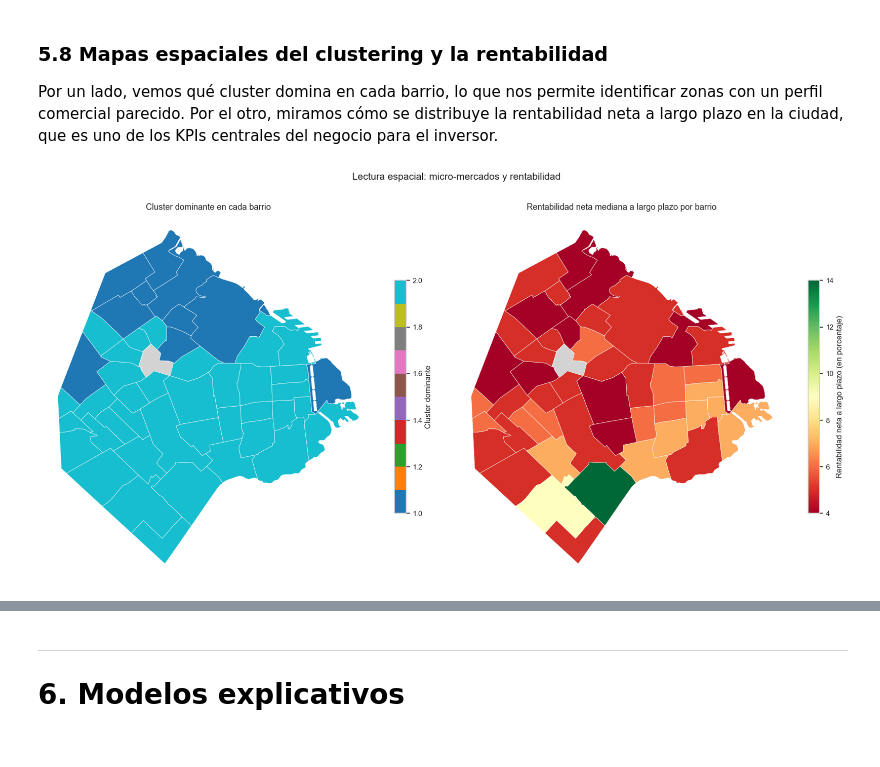
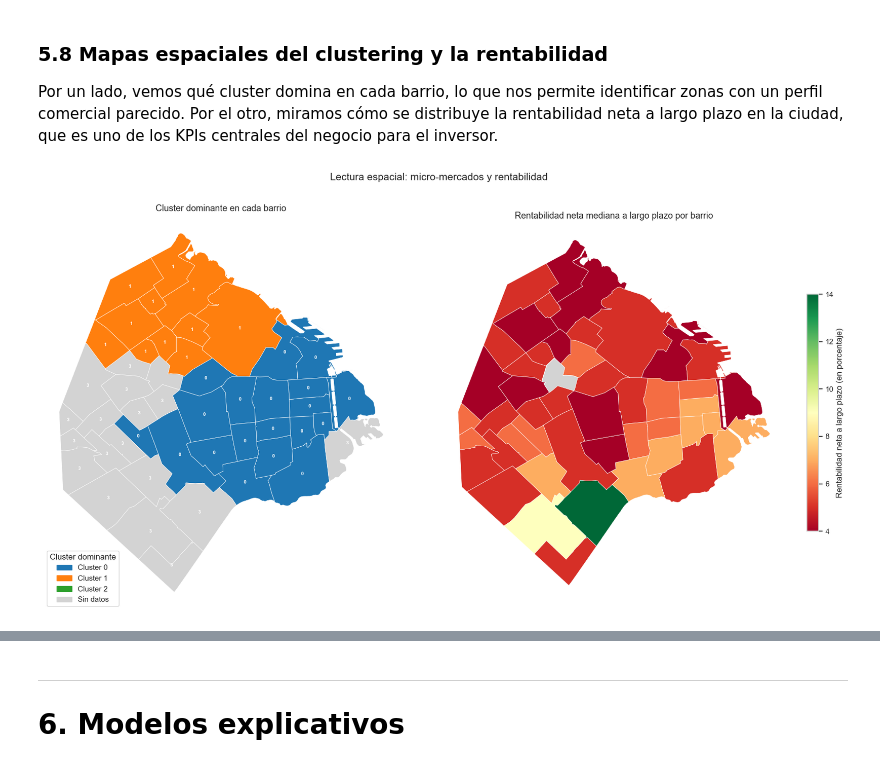
Before and after one commit to clararodriguezacevedo/descriptiva-real-estate, a Jupyter notebook: notebooks/TP3_Grupo_1.ipynb, the cells around one changed output, grey strips where cells are left out. Cells and saved outputs as stored; diff of their text form; code cells hidden in the pictures.

Commit message:
clusters fixing

```diff
--- a/notebooks/TP3_Grupo_1.ipynb
+++ b/notebooks/TP3_Grupo_1.ipynb
@@ -1431,5 +1430,5 @@ Cuando proyectamos los resultados sobre el espacio del PCA para inspeccionarlos
 # %%
-K_FINAL = 3
+K_FINAL = 4
 print(f'Cantidad final de clusters: {K_FINAL}')
 
 km_final = KMeans(n_clusters=K_FINAL, random_state=SEED, n_init='auto')
@@ -1777,7 +1787,7 @@ gdf_mapa_rent['rent_neta_lp'] = gdf_mapa_rent['barrio_oficial'].map(rent_lp_por_
 
 fig, axes = plt.subplots(1, 2, figsize=(18, 9))
 
-# Colores discretos para cada cluster (un color por cluster, no una escala continua)
+# Colores discretos para cada cluster
 colores_cluster = {0: '#1f77b4', 1: '#ff7f0e', 2: '#2ca02c'}
 gdf_mapa_cluster['color'] = gdf_mapa_cluster['cluster_dominante'].map(colores_cluster).fillna('lightgrey')
 
@@ -1788,12 +1798,75 @@ gdf_mapa_cluster.plot(
     ax=axes[0]
 )
 
-# Leyenda manual con los tres clusters (asegura que aparezcan todos aunque alguno no domine ningún barrio)
 parches = [mpatches.Patch(color=col, label=f'Cluster {c}') for c, col in colores_cluster.items()]
 parches.append(mpatches.Patch(color='lightgrey', label='Sin datos'))
 axes[0].legend(handles=parches, loc='lower left', title='Cluster dominante', frameon=True)
 
-# Anotamos cada barrio con el número del cluster dominante
+for _, row in gdf_mapa_cluster.iterrows():
+    if pd.notna(row['cluster_dominante']):
+        centroide = row.geometry.centroid
+        axes[0].annotate(
+            int(row['cluster_dominante']),
+            xy=(centroide.x, centroide.y),
+            ha='center', va='center',
+            fontsize=7, color='white', fontweight='bold'
+        )
+
+axes[0].set_title('Cluster dominante en cada barrio', fontsize=13)
+axes[0].axis('off')
+
+# ✅ BLOQUE COMPLETO QUE ESTABA CORTADO
+gdf_mapa_rent.plot(
+    column='rent_neta_lp',
+    cmap='RdYlGn',
+    linewidth=0.5,
+    edgecolor='white',
+    legend=True,
+    legend_kwds={'label': 'Rentabilidad neta a largo plazo (en porcentaje)', 'shrink': 0.6},
+    missing_kwds={'color': 'lightgrey', 'label': 'Sin datos'},
+    ax=axes[1]
+)
+axes[1].set_title('Rentabilidad neta mediana a largo plazo por barrio', fontsize=13)
+axes[1].axis('off')
+
+plt.suptitle('Lectura espacial: micro-mercados y rentabilidad', fontsize=15, y=1.01)
+plt.tight_layout()
+plt.show()
+# Mapa del cluster dominante por barrio (la moda)
+cluster_por_barrio = (
+    df_clust_base.groupby('barrio_oficial')['cluster']
+    .agg(lambda s: s.mode().iloc[0] if not s.mode().empty else np.nan)
+)
+
+gdf_mapa_cluster = gdf_barrios.copy()
+gdf_mapa_cluster['cluster_dominante'] = gdf_mapa_cluster['barrio_oficial'].map(cluster_por_barrio)
+
+# Mapa de rentabilidad neta a largo plazo por barrio
+rent_lp_por_barrio = df_kpis_lookup['rent_neta_lp_pct']
+gdf_mapa_rent = gdf_barrios.copy()
+gdf_mapa_rent['rent_neta_lp'] = gdf_mapa_rent['barrio_oficial'].map(rent_lp_por_barrio)
+
+fig, axes = plt.subplots(1, 2, figsize=(18, 9))
+
+# ✅ FIX: generamos colores dinámicamente según los clusters que realmente existen
+clusters_existentes = sorted(cluster_por_barrio.dropna().unique().astype(int))
+paleta = ['#1f77b4', '#ff7f0e', '#2ca02c', '#d62728', '#9467bd', '#8c564b']
+colores_cluster = {c: paleta[i % len(paleta)] for i, c in enumerate(clusters_existentes)}
+
+gdf_mapa_cluster['color'] = gdf_mapa_cluster['cluster_dominante'].map(colores_cluster).fillna('lightgrey')
+
+gdf_mapa_cluster.plot(
+    color=gdf_mapa_cluster['color'],
+    linewidth=0.5,
+    edgecolor='white',
+    ax=axes[0]
+)
+
+# Leyenda dinámica
+parches = [mpatches.Patch(color=colores_cluster[c], label=f'Cluster {c}') for c in clusters_existentes]
+parches.append(mpatches.Patch(color='lightgrey', label='Sin datos'))
+axes[0].legend(handles=parches, loc='lower left', title='Cluster dominante', frameon=True)
+
 for _, row in gdf_mapa_cluster.iterrows():
     if pd.notna(row['cluster_dominante']):
         centroide = row.geometry.centroid
@@ -1809,33 +1882,43 @@ axes[0].axis('off')
 
 # Mapa de rentabilidad neta
 gdf_mapa_rent.plot(
     column='rent_neta_lp',
     cmap='RdYlGn',
     linewidth=0.5,
     edgecolor='white',
     legend=True,
     legend_kwds={'label': 'Rentabilidad neta a largo plazo (en porcentaje)', 'shrink': 0.6},
     missing_kwds={'color': 'lightgrey', 'label': 'Sin datos'},
     ax=axes[1]
 )
 axes[1].set_title('Rentabilidad neta mediana a largo plazo por barrio', fontsize=13)
 axes[1].axis('off')
 
 plt.suptitle('Lectura espacial: micro-mercados y rentabilidad', fontsize=15, y=1.01)
 plt.tight_layout()
 plt.show()
 
-# Tabla resumen: cluster dominante de los barrios con mejor rentabilidad
+# Tabla resumen
 top_rent = rent_lp_por_barrio.dropna().sort_values(ascending=False).head(10)
 top_rent_clusters = pd.DataFrame({
     'rent_neta_lp_pct': top_rent,
     'cluster_dominante': top_rent.index.map(cluster_por_barrio)
 })
 print('Barrios con mejor rentabilidad neta a largo plazo y su cluster dominante:')
 print(top_rent_clusters.to_string())
 
-# Cuántos barrios quedan en cada cluster como dominante
 print('\nDistribución de barrios por cluster dominante:')
 print(gdf_mapa_cluster['cluster_dominante'].value_counts(dropna=False).sort_index().to_string())
+# Tabla resumen
+top_rent = rent_lp_por_barrio.dropna().sort_values(ascending=False).head(10)
+top_rent_clusters = pd.DataFrame({
+    'rent_neta_lp_pct': top_rent,
+    'cluster_dominante': top_rent.index.map(cluster_por_barrio)
+})
+print('Barrios con mejor rentabilidad neta a largo plazo y su cluster dominante:')
+print(top_rent_clusters.to_string())
+
+print('\nDistribución de barrios por cluster dominante:')
+print(gdf_mapa_cluster['cluster_dominante'].value_counts(dropna=False).sort_index().to_string())
 # %% [output]
-[figure, old version]
+[figure, new version]
```
Also changed, not shown: parts of 34 cells of this notebook, 3 other files.
